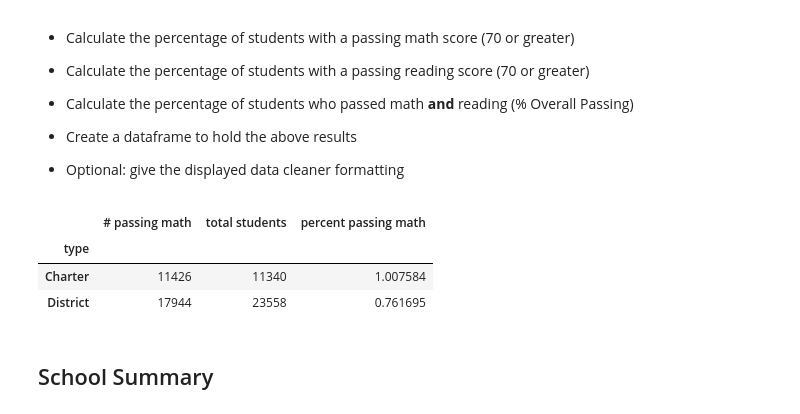
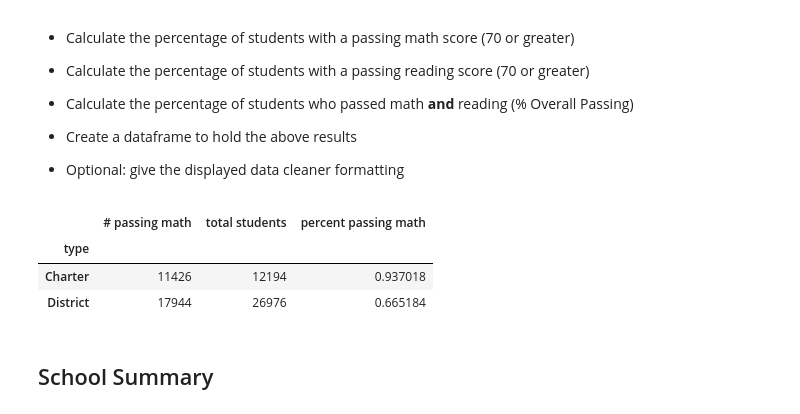
Before and after one commit to travisb98/Schools_Performance_Analysis, a Jupyter notebook: Final/Schools_Performance_Analysis.ipynb, the cells around one changed output. Drawn from its saved outputs; the diff is of its cells as text; code cells hidden in the pictures.

Commit message:
fixed percentage calculation

```diff
--- a/Final/Schools_Performance_Analysis.ipynb
+++ b/Final/Schools_Performance_Analysis.ipynb
@@ -75,43 +75,44 @@ school_data_complete
 #groups the data by type, turning it into a groupby object
 schooldata_typegroup=school_data_complete.groupby("type")
 #Returns unique students and school names for each type
-dist_totals=pd.DataFrame(schooldata_typegroup["school_name","student_name",].nunique())
+dist_totals=pd.DataFrame(schooldata_typegroup["school_name","Student ID",].nunique())
 #turns the original school data into a grouby by object in the type series
 totalbudget_dist=school_data.groupby("type").sum()
 ## add the total budget from the totalbudget_dist
 dist_totals.join(totalbudget_dist["budget"])
 
 ###### averages calculation
 #joins the data on "type", calculating the mean
 dist_averages=pd.DataFrame(school_data_complete.groupby("type").mean())
 # i would like to figure out how to do this on 1 line
 del dist_averages['budget']
 del dist_averages['Student ID']
 del dist_averages['School ID']
 del dist_averages['size']
 
 
 
 
 ###calculates the percentage of students passing math
 
 #pulls in the student id and type if the studen's mathscore is equal to or above
 passingmath_dist = school_data_complete.loc[school_data_complete["math_score"]>= 70,["Student ID","type"]]
 #groups the data by type
 passingmath_dist=passingmath_dist.groupby("type").count()
 
+#renames student id to # passing math
 percentpassingmath_dist["# passing math"]=passingmath_dist["Student ID"]
-percentpassingmath_dist["total students"]=dist_totals["student_name"]
-#my math is wrong because the percent passing math for charter schools is more than 100%
+
+# pulls in the total number of students for each type
+percentpassingmath_dist["total students"]=dist_totals["Student ID"]
+
+#adds the calculated column percent passing math
 percentpassingmath_dist["percent passing math"]=(percentpassingmath_dist["# passing math"] / percentpassingmath_dist["total students"])
-
-# percentpassingmath_dist.head()
-percentpassingmath_dist.head()
 # %% [output]
 |  | # passing math | total students | percent passing math |
 | type |  |  |  |
-| Charter | 11426 | 11340 | 1.007584 |
-| District | 17944 | 23558 | 0.761695 |
+| Charter | 11426 | 12194 | 0.937018 |
+| District | 17944 | 26976 | 0.665184 |
 # %% [markdown]
 ## School Summary
 # %% [markdown]
```
Also changed, not shown: 1 other file.
